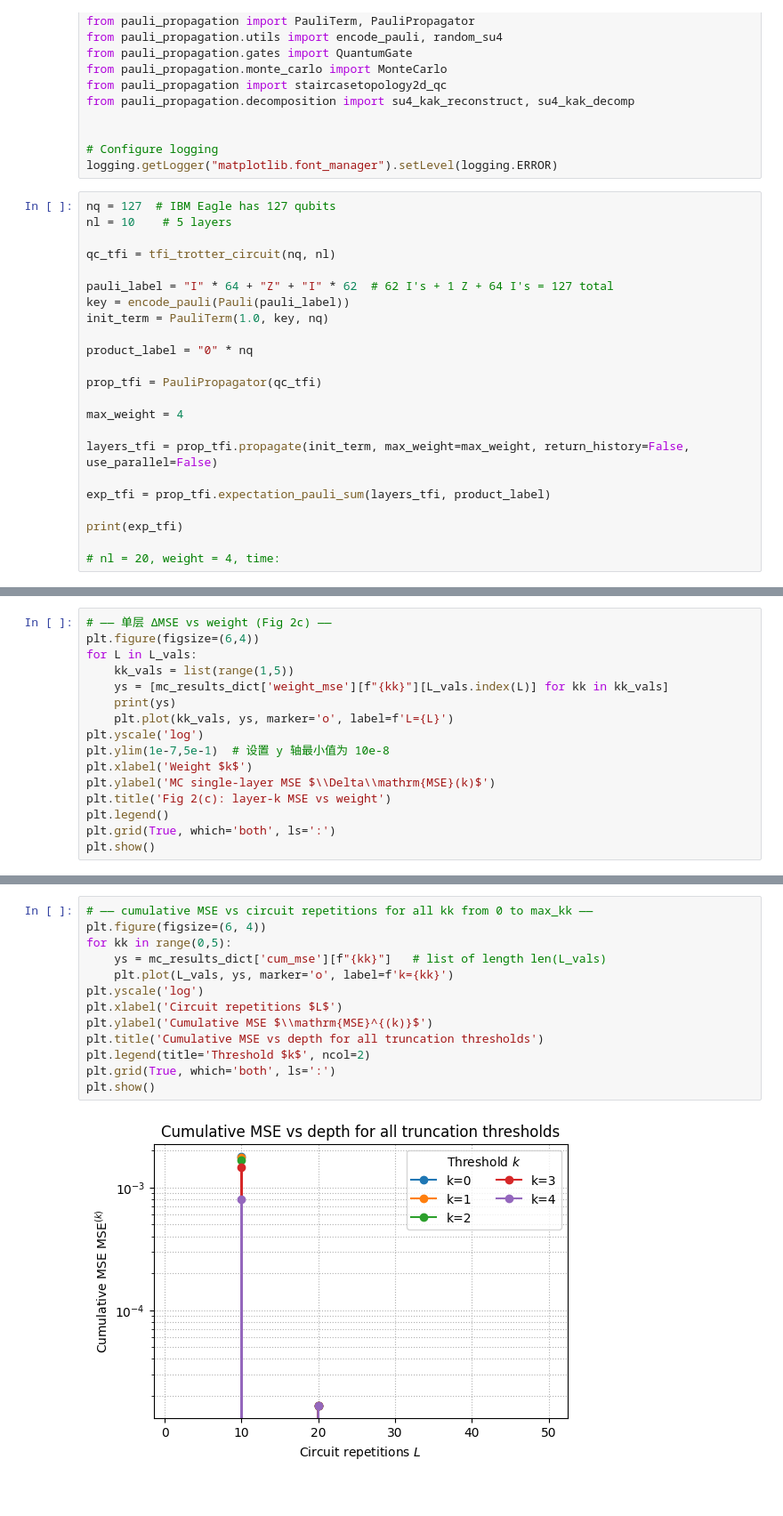
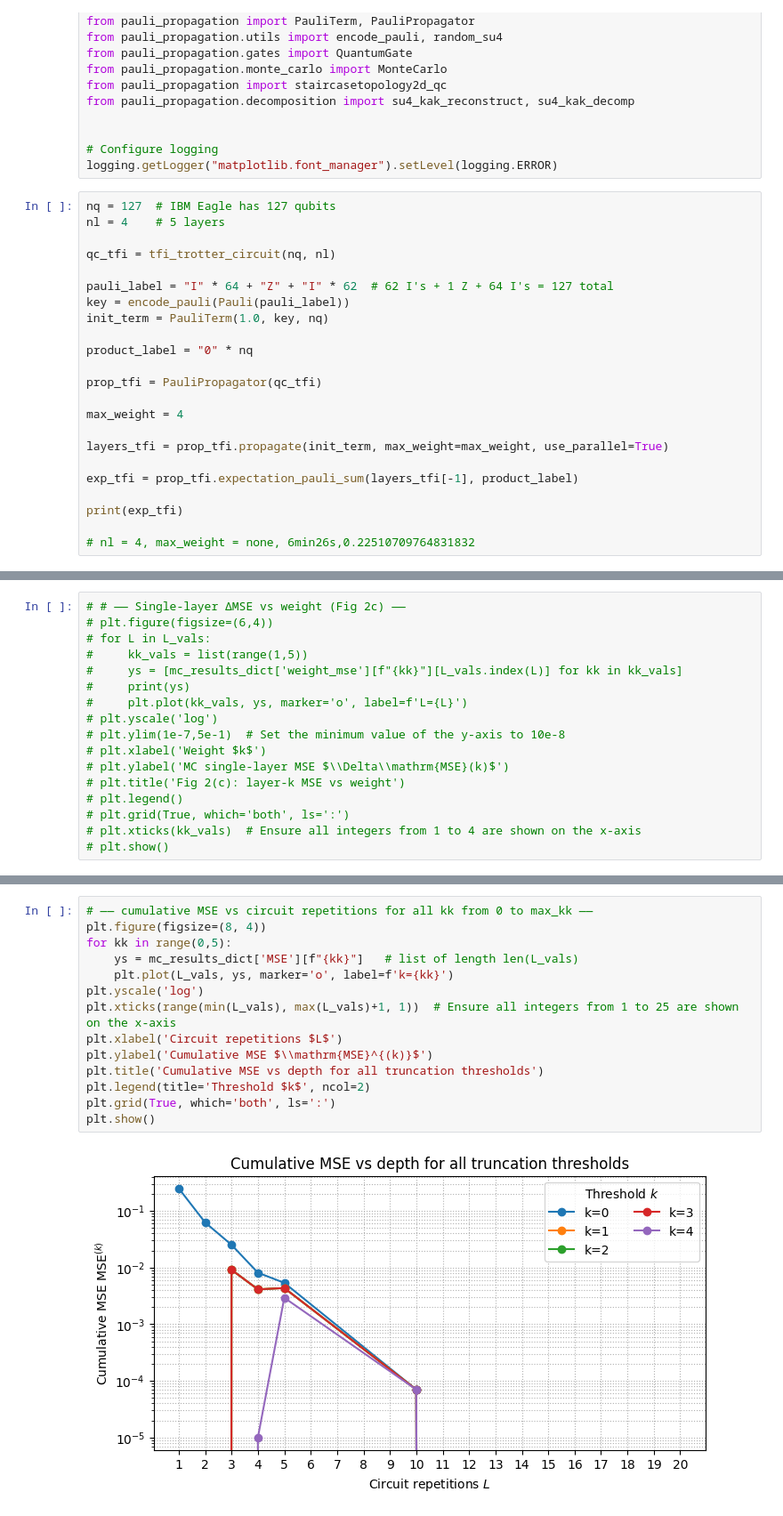
Before and after one commit to mdrdope/PauliPropagation.py, a Jupyter notebook: test_kicked_ising.ipynb, the cells around one changed output, grey strips where cells are left out. Shown at 89% size. Drawn from its saved outputs; the diff is of its cells as text.

```diff
--- a/test_kicked_ising.ipynb
+++ b/test_kicked_ising.ipynb
@@ -44,7 +44,7 @@ from pauli_propagation.decomposition import su4_kak_reconstruct, su4_kak_decomp
 logging.getLogger("matplotlib.font_manager").setLevel(logging.ERROR)
 # %%
 nq = 127  # IBM Eagle has 127 qubits
-nl = 10    # 5 layers
+nl = 4    # 5 layers
 
 qc_tfi = tfi_trotter_circuit(nq, nl)
 
@@ -58,11 +58,11 @@ prop_tfi = PauliPropagator(qc_tfi)
 
 max_weight = 4
 
-layers_tfi = prop_tfi.propagate(init_term, max_weight=max_weight, return_history=False, use_parallel=False)
+layers_tfi = prop_tfi.propagate(init_term, max_weight=max_weight, use_parallel=True)
 
-exp_tfi = prop_tfi.expectation_pauli_sum(layers_tfi, product_label)
+exp_tfi = prop_tfi.expectation_pauli_sum(layers_tfi[-1], product_label)
 
 print(exp_tfi)
 
-# nl = 20, weight = 4, time:
+# nl = 4, max_weight = none, 6min26s,0.22510709764831832
 # %% [output]
@@ -372,17 +175,18 @@ for L in L_vals:
     mc_results_dict["weight_hist"][str(L)] = data_L["weight_hist"]
 # %%
-# —— 单层 ΔMSE vs weight (Fig 2c) ——
-plt.figure(figsize=(6,4))
-for L in L_vals:
-    kk_vals = list(range(1,5))
-    ys = [mc_results_dict['weight_mse'][f"{kk}"][L_vals.index(L)] for kk in kk_vals]
-    print(ys)
-    plt.plot(kk_vals, ys, marker='o', label=f'L={L}')
-plt.yscale('log')
-plt.ylim(1e-7,5e-1)  # 设置 y 轴最小值为 10e-8
-plt.xlabel('Weight $k$')
-plt.ylabel('MC single-layer MSE $\\Delta\\mathrm{MSE}(k)$')
-plt.title('Fig 2(c): layer-k MSE vs weight')
-plt.legend()
-plt.grid(True, which='both', ls=':')
-plt.show()
+# # —— Single-layer ΔMSE vs weight (Fig 2c) ——
+# plt.figure(figsize=(6,4))
+# for L in L_vals:
+#     kk_vals = list(range(1,5))
+#     ys = [mc_results_dict['weight_mse'][f"{kk}"][L_vals.index(L)] for kk in kk_vals]
+#     print(ys)
+#     plt.plot(kk_vals, ys, marker='o', label=f'L={L}')
+# plt.yscale('log')
+# plt.ylim(1e-7,5e-1)  # Set the minimum value of the y-axis to 10e-8
+# plt.xlabel('Weight $k$')
+# plt.ylabel('MC single-layer MSE $\\Delta\\mathrm{MSE}(k)$')
+# plt.title('Fig 2(c): layer-k MSE vs weight')
+# plt.legend()
+# plt.grid(True, which='both', ls=':')
+# plt.xticks(kk_vals)  # Ensure all integers from 1 to 4 are shown on the x-axis
+# plt.show()
@@ -402,18 +202,19 @@ plt.show()
 # %%
 # —— cumulative MSE vs circuit repetitions for all kk from 0 to max_kk ——
-plt.figure(figsize=(6, 4))
+plt.figure(figsize=(8, 4))
 for kk in range(0,5):
-    ys = mc_results_dict['cum_mse'][f"{kk}"]   # list of length len(L_vals)
+    ys = mc_results_dict['MSE'][f"{kk}"]   # list of length len(L_vals)
     plt.plot(L_vals, ys, marker='o', label=f'k={kk}')
 plt.yscale('log')
+plt.xticks(range(min(L_vals), max(L_vals)+1, 1))  # Ensure all integers from 1 to 25 are shown on the x-axis
 plt.xlabel('Circuit repetitions $L$')
 plt.ylabel('Cumulative MSE $\\mathrm{MSE}^{(k)}$')
 plt.title('Cumulative MSE vs depth for all truncation thresholds')
 plt.legend(title='Threshold $k$', ncol=2)
 plt.grid(True, which='both', ls=':')
 plt.show()
 # %% [output]
-[figure, old version]
+[figure, new version]
 # %%
 plt.figure(figsize=(8,6))
 
```
Also changed, not shown: parts of 10 cells of this notebook, 51 other files.
